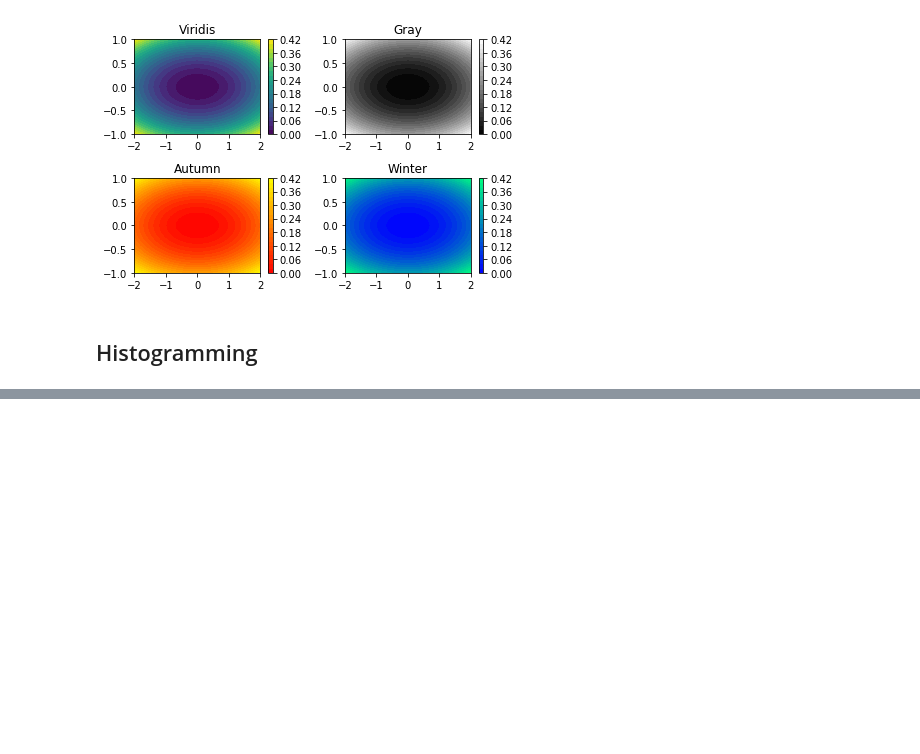
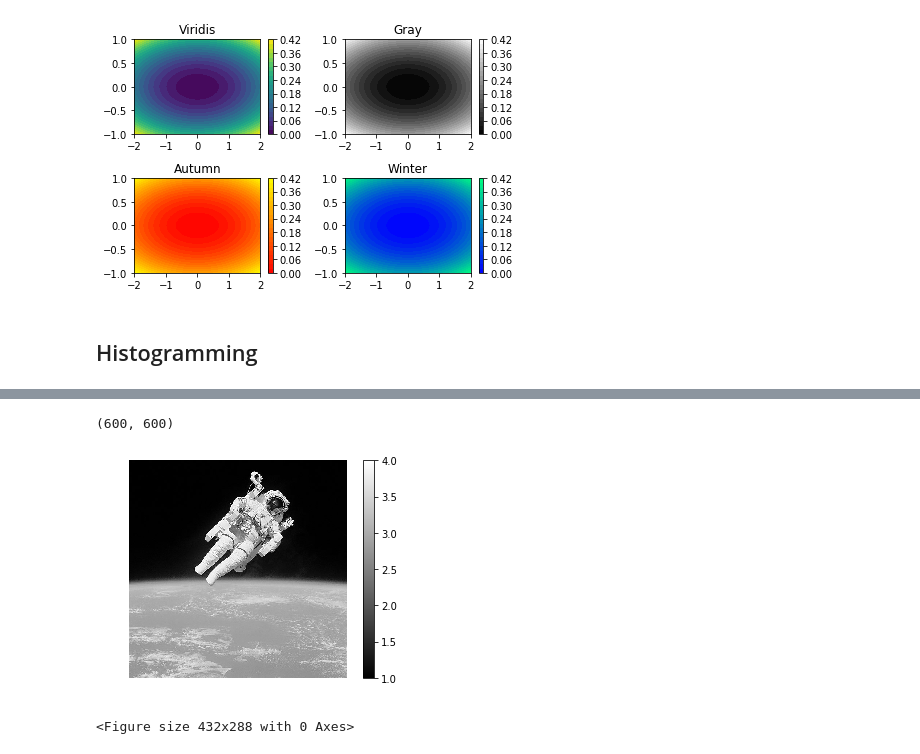
Before and after one commit to davidxbuck/CourseWork, a Jupyter notebook: src/Data Visualisation with Matplotlib.ipynb, the cells around one changed output, grey strips where cells are left out. Saved outputs shown, nothing was run; the diff lists cells and outputs as text; code cells hidden in the pictures; blank space fills up the shorter version.

Commit message:
Completed visualisation course materials

```diff
--- a/src/Introduction to Data Visualisation.ipynb
+++ b/src/Data Visualisation with Matplotlib.ipynb
@@ -356,3 +356,22 @@ plt.show()
 # %% [output]
 (600, 600, 4)
 [figure]
+# %%
+# Sum colours to get intensity
+intensity = img.sum(axis=2)
+print(intensity.shape)
+
+# Display the intensity with a colormap of 'gray'
+plt.imshow(intensity, cmap='gray')
+
+# Add a colorbar
+plt.colorbar()
+
+# Hide the axes and show the figure
+plt.axis('off')
+plt.show()
+plt.savefig('./output/600px-Bruce_McCandless_II_during_EVA_in_1984) BW.png')
+# %% [output]
+(600, 600)
+[figure, added]
+<Figure size 432x288 with 0 Axes>
```
Also changed, not shown: parts of 10 cells of this notebook, 8 other files.
